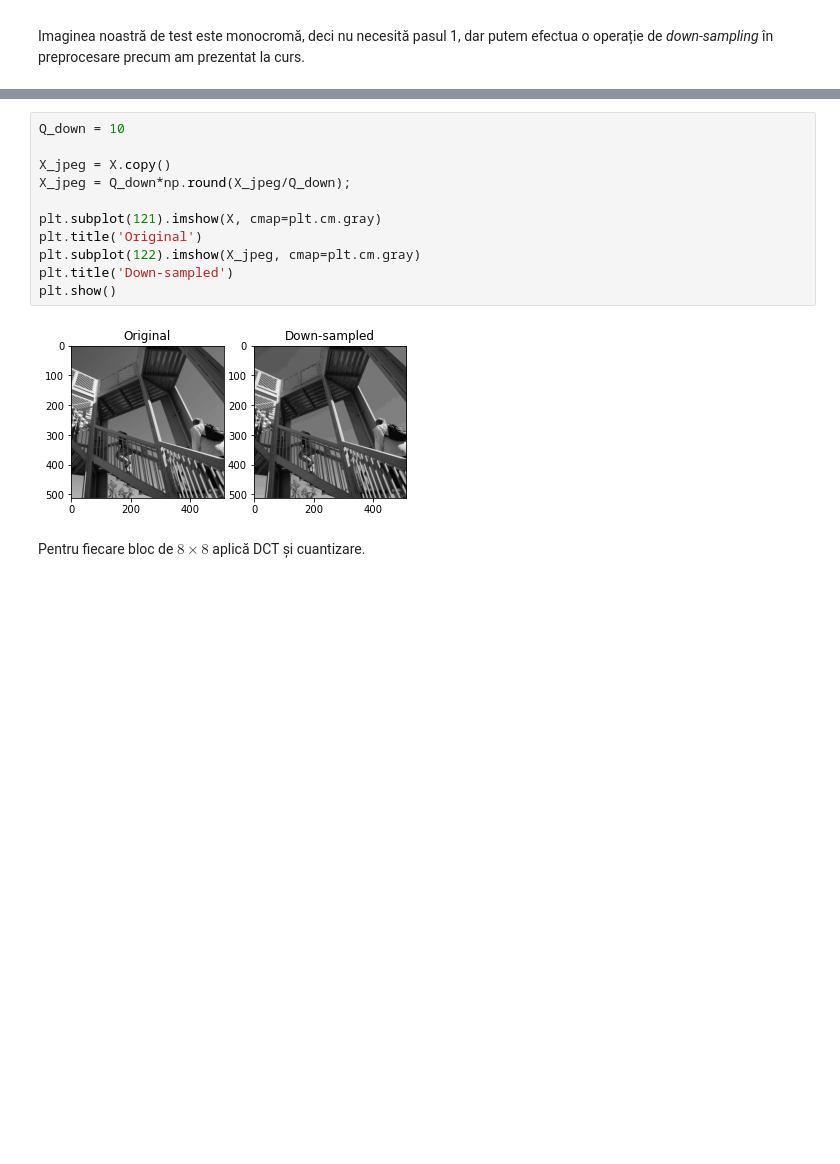
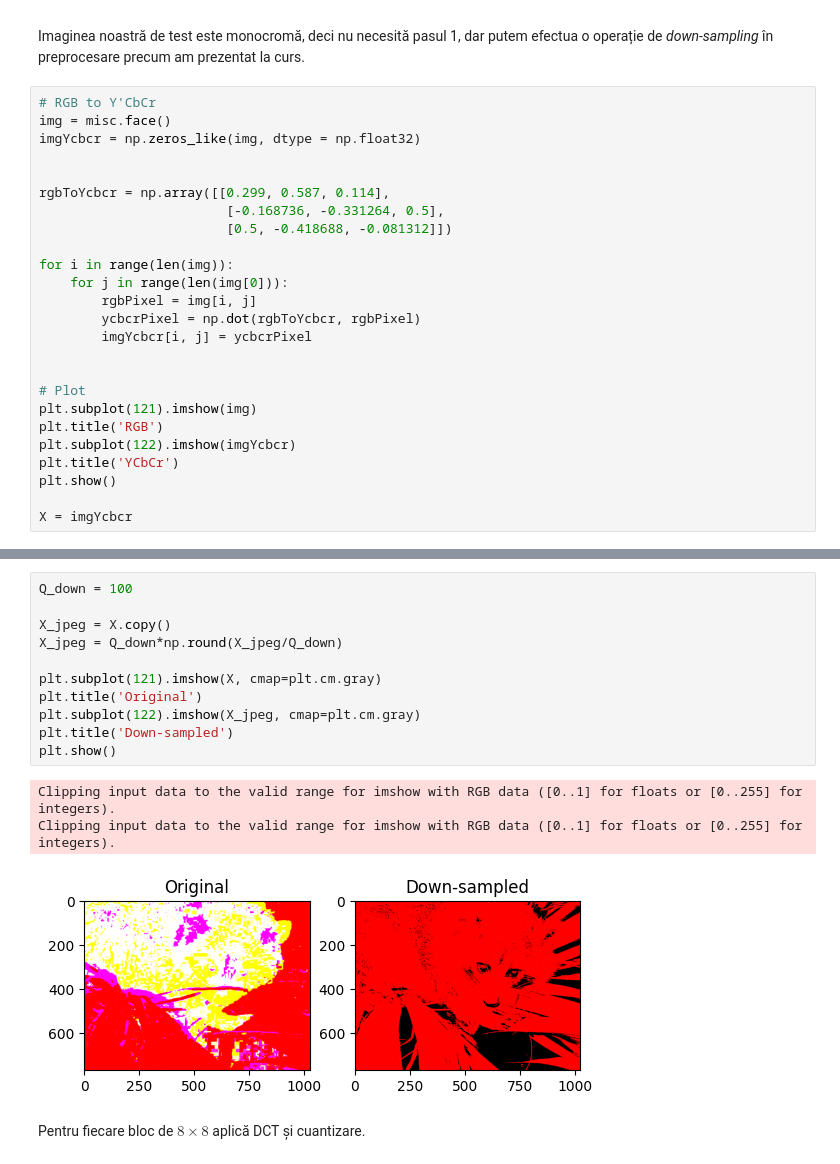
Before and after one commit to annemarie04/ProcesareaSemnalelor, a Jupyter notebook: CompresiaJPEG/compresiaJPEG.ipynb, the cells around one changed output, grey strips where cells are left out. Cells and saved outputs as stored; diff of their text form; blank space fills up the shorter version.

Commit message:
compresia jpeg

```diff
--- a/CompresiaJPEG/compresiaJPEG.ipynb
+++ b/CompresiaJPEG/compresiaJPEG.ipynb
@@ -95,3 +95,28 @@ Q =
 $$
 
 Imaginea noastră de test este monocromă, deci nu necesită pasul 1, dar putem efectua o operație de *down-sampling* în preprocesare precum am prezentat la curs.
+# %%
+# RGB to Y'CbCr
+img = misc.face()
+imgYcbcr = np.zeros_like(img, dtype = np.float32)
+
+
+rgbToYcbcr = np.array([[0.299, 0.587, 0.114],
+                        [-0.168736, -0.331264, 0.5],
+                        [0.5, -0.418688, -0.081312]])
+
+for i in range(len(img)):
+    for j in range(len(img[0])):
+        rgbPixel = img[i, j]
+        ycbcrPixel = np.dot(rgbToYcbcr, rgbPixel)
+        imgYcbcr[i, j] = ycbcrPixel
+
+
+# Plot
+plt.subplot(121).imshow(img)
+plt.title('RGB')
+plt.subplot(122).imshow(imgYcbcr)
+plt.title('YCbCr')
+plt.show()
+
+X = imgYcbcr
@@ -98,15 +126,17 @@ Imaginea noastră de test este monocromă, deci nu necesită pasul 1, dar putem
 # %%
-Q_down = 10
+Q_down = 100
 
 X_jpeg = X.copy()
-X_jpeg = Q_down*np.round(X_jpeg/Q_down);
+X_jpeg = Q_down*np.round(X_jpeg/Q_down)
 
 plt.subplot(121).imshow(X, cmap=plt.cm.gray)
 plt.title('Original')
 plt.subplot(122).imshow(X_jpeg, cmap=plt.cm.gray)
 plt.title('Down-sampled')
 plt.show()
 # %% [output]
+Clipping input data to the valid range for imshow with RGB data ([0..1] for floats or [0..255] for integers).
+Clipping input data to the valid range for imshow with RGB data ([0..1] for floats or [0..255] for integers).
-[figure, old version]
+[figure, new version]
 # %% [markdown]
 Pentru fiecare bloc de $8\times 8$ aplică DCT și cuantizare.
```
Also changed, not shown: parts of 6 cells of this notebook, 1 other file.
